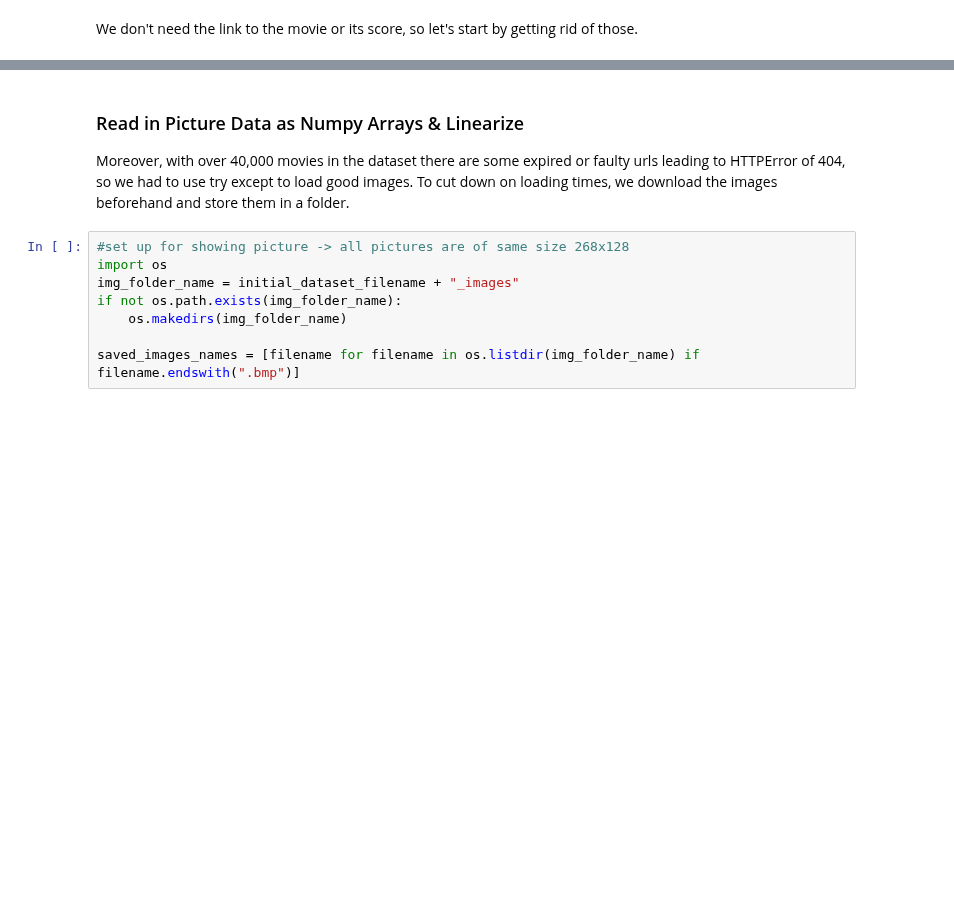
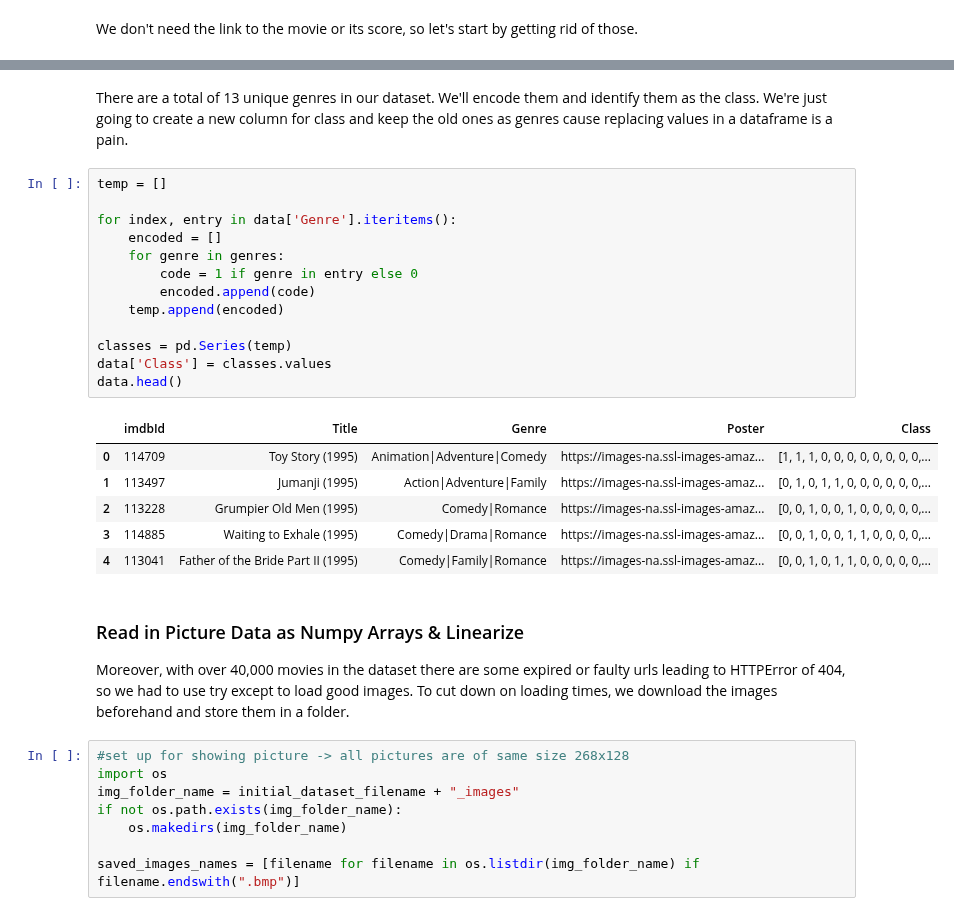
Before and after one commit to Thakugan/machine-learning-notebooks, a Jupyter notebook: 3-exploring-image-data/movie-poster-genre.ipynb, the cells around one changed output, grey strips where cells are left out. Saved outputs shown, nothing was run; the diff lists cells and outputs as text; blank space fills up the shorter version.

```diff
--- a/3-exploring-image-data/movie-poster-genre.ipynb
+++ b/3-exploring-image-data/movie-poster-genre.ipynb
@@ -96,3 +103,25 @@ This operation was adapted from the Stack Overflow answer found [here](https://s
+# %% [markdown]
+There are a total of 13 unique genres in our dataset. We'll encode them and identify them as the class. We're just going to create a new column for class and keep the old ones as genres cause replacing values in a dataframe is a pain.
+# %%
+temp = []
+
+for index, entry in data['Genre'].iteritems():
+    encoded = []
+    for genre in genres:
+        code = 1 if genre in entry else 0
+        encoded.append(code)
+    temp.append(encoded)
+
+classes = pd.Series(temp)
+data['Class'] = classes.values
+data.head()
+# %% [output]
+|  | imdbId | Title | Genre | Poster | Class |
+| 0 | 114709 | Toy Story (1995) | Animation|Adventure|Comedy | https://images-na.ssl-images-amaz... | [1, 1, 1, 0, 0, 0, 0, 0, 0, 0, 0,... |
+| 1 | 113497 | Jumanji (1995) | Action|Adventure|Family | https://images-na.ssl-images-amaz... | [0, 1, 0, 1, 1, 0, 0, 0, 0, 0, 0,... |
+| 2 | 113228 | Grumpier Old Men (1995) | Comedy|Romance | https://images-na.ssl-images-amaz... | [0, 0, 1, 0, 0, 1, 0, 0, 0, 0, 0,... |
+| 3 | 114885 | Waiting to Exhale (1995) | Comedy|Drama|Romance | https://images-na.ssl-images-amaz... | [0, 0, 1, 0, 0, 1, 1, 0, 0, 0, 0,... |
+| 4 | 113041 | Father of the Bride Part II (1995) | Comedy|Family|Romance | https://images-na.ssl-images-amaz... | [0, 0, 1, 0, 1, 1, 0, 0, 0, 0, 0,... |
 # %% [markdown]
 ### Read in Picture Data as Numpy Arrays & Linearize
 
```
Also changed, not shown: parts of 12 cells of this notebook.
